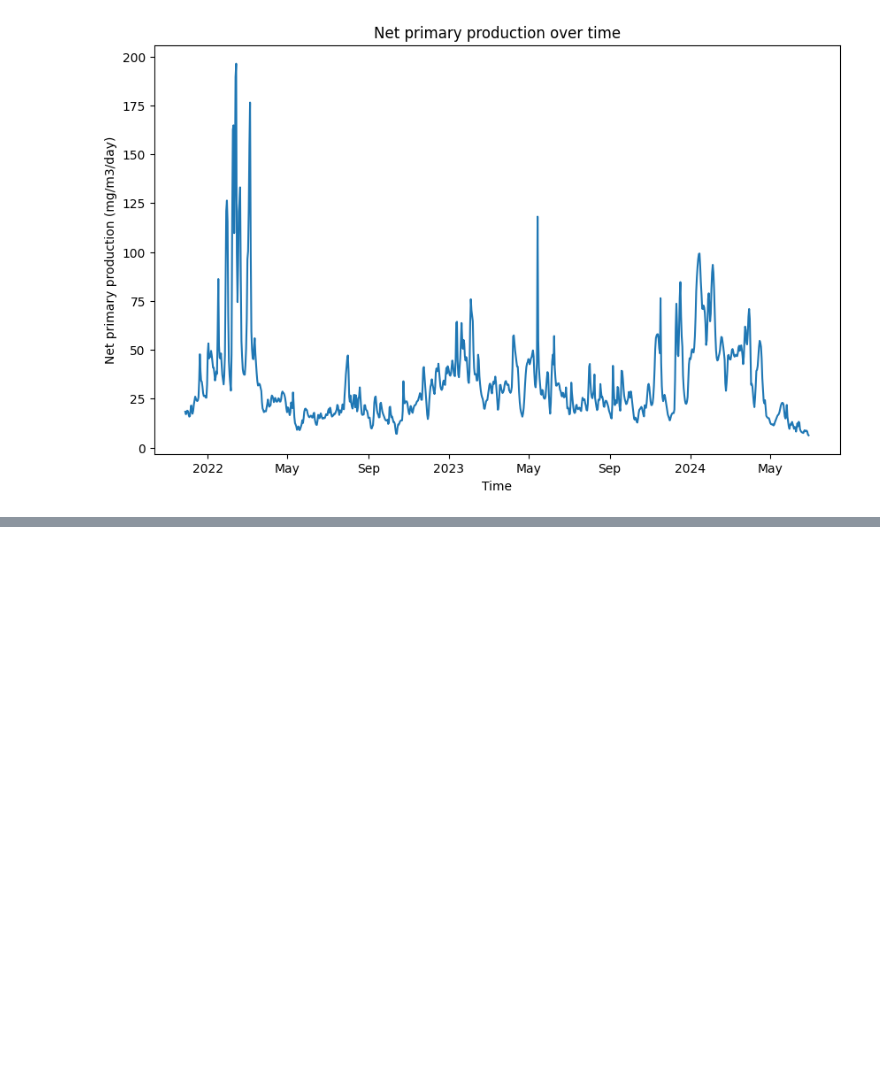
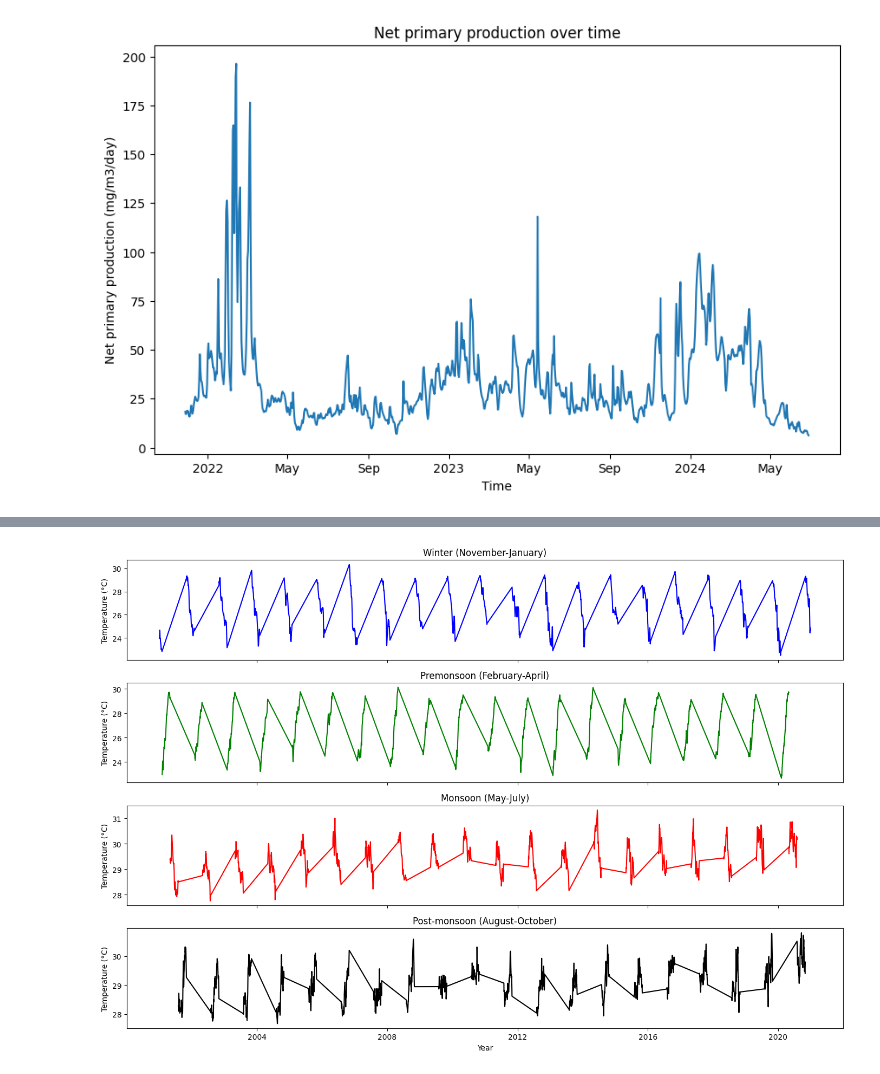
Before and after one commit to Nawshin-25/Saint_Martin, a Jupyter notebook: Time_Series.ipynb, the cells around one changed output, grey strips where cells are left out. Cells and saved outputs as stored; diff of their text form; code cells hidden in the pictures; blank space fills up the shorter version.

```diff
--- a/Time_Series.ipynb
+++ b/Time_Series.ipynb
@@ -123,0 +159,4 @@ plt.show()
+# %%
+file_name = '/content/drive/MyDrive/Data/SST.nc'
+ds = xr.open_dataset(file_name)
+print(ds)
@@ -123,0 +181,32 @@ plt.show()
+# %%
+SST_data = ds['thetao'].sel(time=slice("2001-01-01", "2020-12-31"))
+SST_data['time'] = pd.to_datetime(SST_data['time'].values)
+
+winter = SST_data.sel(time=SST_data['time'].dt.month.isin([11, 12, 1])).mean(dim=['latitude', 'longitude'])
+premonsoon = SST_data.sel(time=SST_data['time'].dt.month.isin([2, 3, 4])).mean(dim=['latitude', 'longitude'])
+monsoon = SST_data.sel(time=SST_data['time'].dt.month.isin([5, 6, 7])).mean(dim=['latitude', 'longitude'])
+post_monsoon = SST_data.sel(time=SST_data['time'].dt.month.isin([8, 9, 10])).mean(dim=['latitude', 'longitude'])
+# %%
+fig, axs = plt.subplots(4, 1, figsize=(14, 10), sharex=True)
+
+axs[0].plot(winter['time'], winter, color='blue')
+axs[0].set_title('Winter (November-January)')
+axs[0].set_ylabel('Temperature (°C)')
+
+axs[1].plot(premonsoon['time'], premonsoon, color='green')
+axs[1].set_title('Premonsoon (February-April)')
+axs[1].set_ylabel('Temperature (°C)')
+
+axs[2].plot(monsoon['time'], monsoon, color='red')
+axs[2].set_title('Monsoon (May-July)')
+axs[2].set_ylabel('Temperature (°C)')
+
+axs[3].plot(post_monsoon['time'], post_monsoon, color='black')
+axs[3].set_title('Post-monsoon (August-October)')
+axs[3].set_ylabel('Temperature (°C)')
+axs[3].set_xlabel('Year')
+
+plt.tight_layout(rect=[0, 0, 1, 0.96])
+plt.show()
+# %% [output]
+[figure, added]
```
Also changed, not shown: parts of 17 cells of this notebook.
